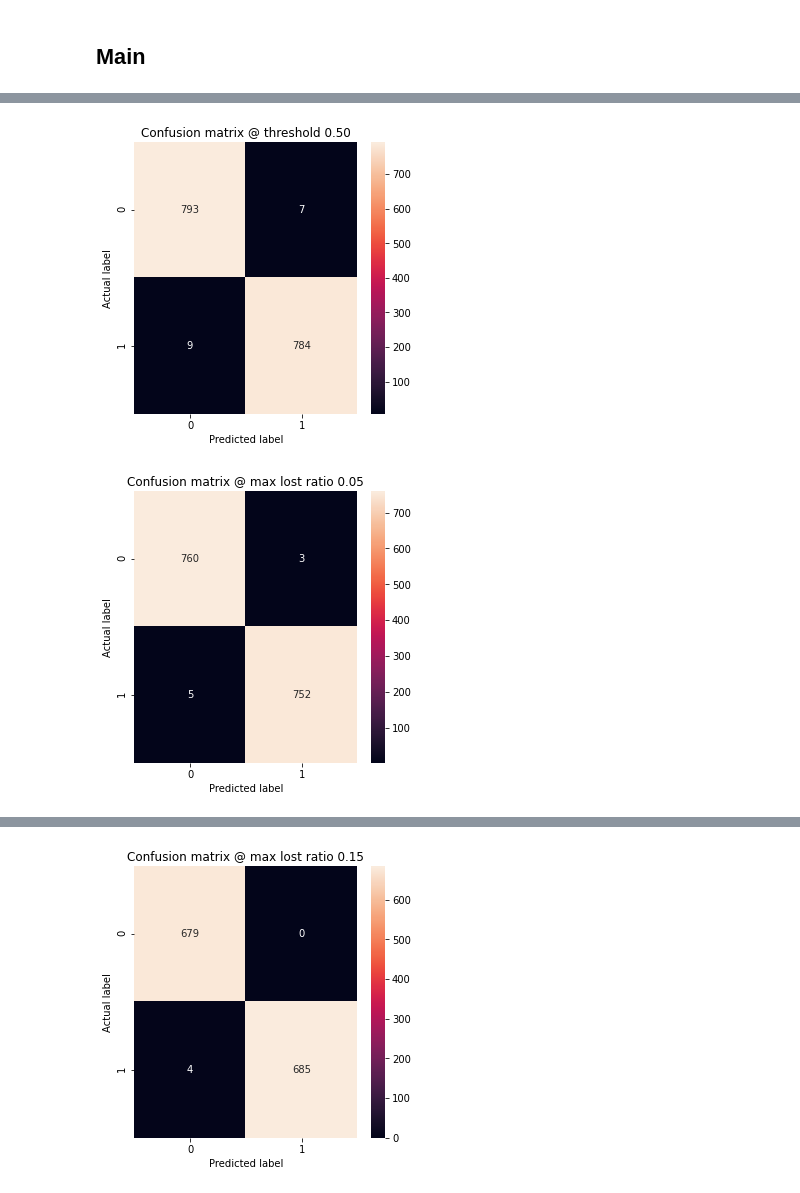
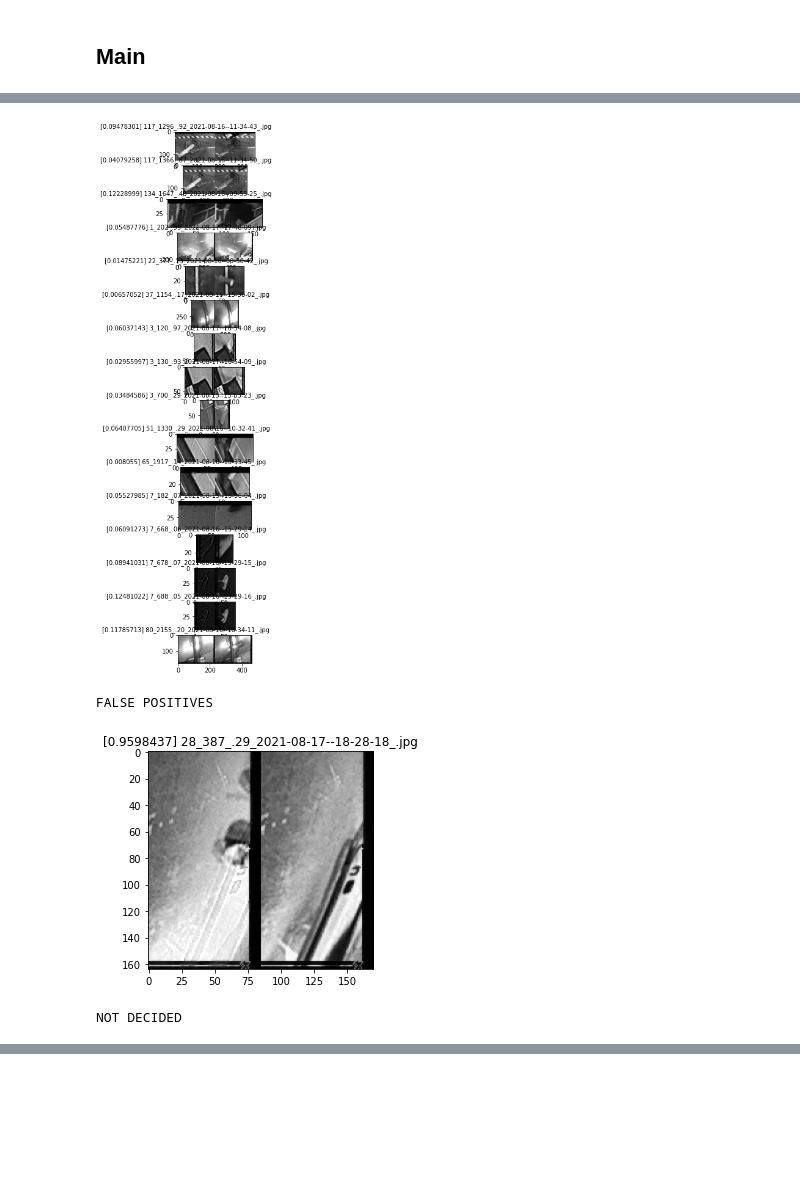
Before and after one commit to dnrevital/DL_utils, a Jupyter notebook: model_evaluation.ipynb, the cells around one changed output, grey strips where cells are left out. Drawn from its saved outputs; the diff is of its cells as text; code cells hidden in the pictures; blank space fills up the shorter version.

Commit message:
model evaluation experiments a range of values in 0.5% and recommends the best option

```diff
--- a/model_evaluation.ipynb
+++ b/model_evaluation.ipynb
@@ -606,7 +718,10 @@ class LocalDatasetHandler(DatasetHandler):
                 class_mode='binary'
             )
 
-            return model.predict_generator(val_generator, verbose=1)
+            ret = model.predict_generator(val_generator, verbose=1)
+            filenames = val_generator.filenames
+
+            return ret, filenames
 # %% [markdown]
 ## Class to calculate model's score
 # %%
@@ -668,12 +792,12 @@ class ModelScore():
 ## Main
 # %%
 # -- Variables --
-trial_component_display_name = 'gg-2-channels-2021-08-19-18-55-28-training-trial'
-model_path = '/home/drevital/cs_video_processor/models/gg_2_channels'
+trial_component_display_name = 'gg-2-2021-08-22-19-51-35-training-trial'
+model_path = '/home/drevital/cs_video_processor/models/gg_2_22_08'
 cloud_dataset = False
-obstacle_dataset = '/home/drevital/obstacles_classification_datasets/gg_2_channels/eval/obstacle'
+obstacle_dataset = '/home/drevital/obstacles_classification_datasets/gg_2/eval/obstacle'
 #obstacle_dataset = 'suzuyo/eval_pairs/obstacle'
-no_obstacle_dataset = '/home/drevital/obstacles_classification_datasets/gg_2_channels/eval/no_obstacle'
+no_obstacle_dataset = '/home/drevital/obstacles_classification_datasets/gg_2/eval/no_obstacle'
 #no_obstacle_dataset = 'suzuyo/eval_pairs/no_obstacle'
 model_name = model_path.split('/')[-1]
 color_mode = 'rgb'
@@ -681,7 +805,12 @@ thresh_csv_fname = f'model_thresholds.{model_name}.csv'
 metrics_csv_fname = f'model_metrics.{model_name}.csv'
 rand_images = False
 num_rand_images = 10
-display_negatives = False
+print_cm_params=False
+display_cm_figure = False
+display_false_negatives = True
+display_false_positives = True
+display_not_decided = True
+print_best_option_params=False
 
 # -- Run the Evaluation --
 model = tf.keras.models.load_model(model_path)
@@ -699,41 +828,75 @@ metrics = handler.print_model_metrics(model)
 labels = np.array([0]*(handler.num_no_obstacles) + [1]*(handler.num_obstacles))
 
 # -- Predict with the model
-predictions = handler.get_predictions(model, color_mode=color_mode)
+predictions, filenames = handler.get_predictions(model, color_mode=color_mode)
 
 # -- Print confision-matrix considering the older "no decision" thresholds
 threshold = 0.5
 decision_margin = 0.25
 lower_threshold = threshold * (1.00 - decision_margin)
 upper_threshold = threshold + decision_margin * (1.00 - threshold)
-handler.plot_cm_considering_thresholds(model_path,
+handler.calc_cm_considering_thresholds(model_path,
                                        labels,
                                        predictions,
                                        lower_threshold,
                                        upper_threshold,
+                                       print_params=print_cm_params,
+                                       plot=display_cm_figure,
                                        threshold=threshold)
 
 # Find optimal lower, upper thresholds per given max limit of "not decided" ("lost") predictions
-max_lost_ratios = [0.05, 0.1, 0.15, 0.20]
-print()
+max_lost_ratios = np.arange(start=0.005, stop=0.205, step=0.005)
+
+print('Experimenting best max_ratio ...')
 for max_lost_ratio in max_lost_ratios:
-    print()
     lower_threshold, upper_threshold = handler.find_thresholds(predictions,
                                                                max_lost_ratio=max_lost_ratio)
-    print(f'threshold: {lower_threshold}, {upper_threshold}')
+    print(f'{max_lost_ratio:.4f}', end='...')
     # Print confusion-matrix after using recommended thresholds
-    handler.plot_cm_considering_thresholds(model_path,
+    handler.calc_cm_considering_thresholds(model_path,
                                            labels,
                                            predictions,
                                            lower_threshold,
                                            upper_threshold,
                                            max_lost_ratio=max_lost_ratio,
                                            threshold=0.5,
+                                           print_params=print_cm_params,
+                                           plot=display_cm_figure,
                                            print_to_csv=True)
-    print()
+
+best_option = handler.model_score.scored_models[handler.model_score.best_option]
+
+print('\n\n')
+print(f'best option score: {best_option["score"]}')
+print(f'best option lower threshold: {best_option["lower_threshold"]}')
+print(f'best option upper threshold: {best_option["upper_threshold"]}')
+print(f'best option lost true values: {best_option["lost_true_values"]}', end = ' ')
+print(f'({best_option["lost_true_values_percentage"]}%)')
+print(f'best option false negatives: {best_option["false_negatives"]}', end=' ')
+print(f'({best_option["false_negatives_percentage"]}%)')
+print(f'best option false positives: {best_option["false_positives"]}', end=' ')
+print(f'({best_option["false_positives_percentage"]}%)')
+
+lower_threshold = best_option['lower_threshold']
+upper_threshold = best_option['upper_threshold']
+
+if display_false_negatives:
+    print('\nFALSE NEGATIVES\n')
+    handler.display_false_negatives(predictions, filenames, lower_threshold)
+
+if display_false_positives:
+    print('\nFALSE POSITIVES\n')
+    handler.display_false_positives(predictions, filenames, upper_threshold)
+
+if display_not_decided:
+    print('\nNOT DECIDED\n')
+    handler.display_not_decided(predictions, filenames, lower_threshold, upper_threshold)
+
+print()
 
 # Retrieve model's metrics from SageMaker and write them to the handler's .csv file
-handler.write_metrics_to_csv(trial_component_display_name)
+handler.write_metrics_to_csv(trial_component_display_name,
+                             print_params=print_best_option_params)
 del handler
 # %% [output]
 WARNING:tensorflow:SavedModel saved prior to TF 2.5 detected when loading Keras model. Please ensure that you are saving the model with model.save() or tf.keras.models.save_model(), *NOT* tf.saved_mod ...
@@ -764,2 +928,4 @@ upper_threshold: 0.9415032863616943
-[figure, old version]
+[figure, new version]
+FALSE POSITIVES
-[figure, old version]
+[figure, new version]
+NOT DECIDED
@@ -767 +932,0 @@ upper_threshold: 0.9415032863616943
-[figure, removed]
```
Also changed, not shown: parts of 3 cells of this notebook.
